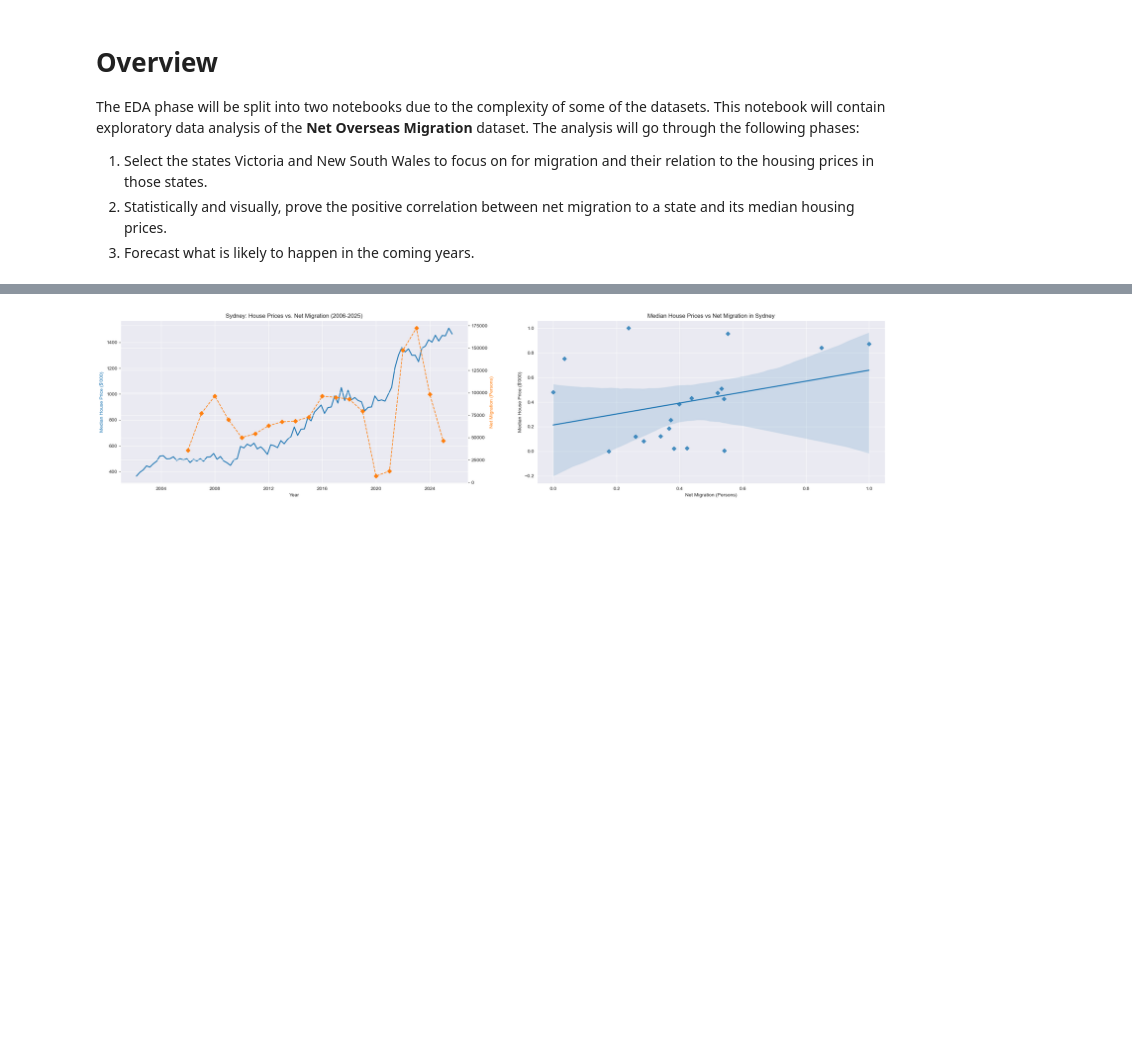
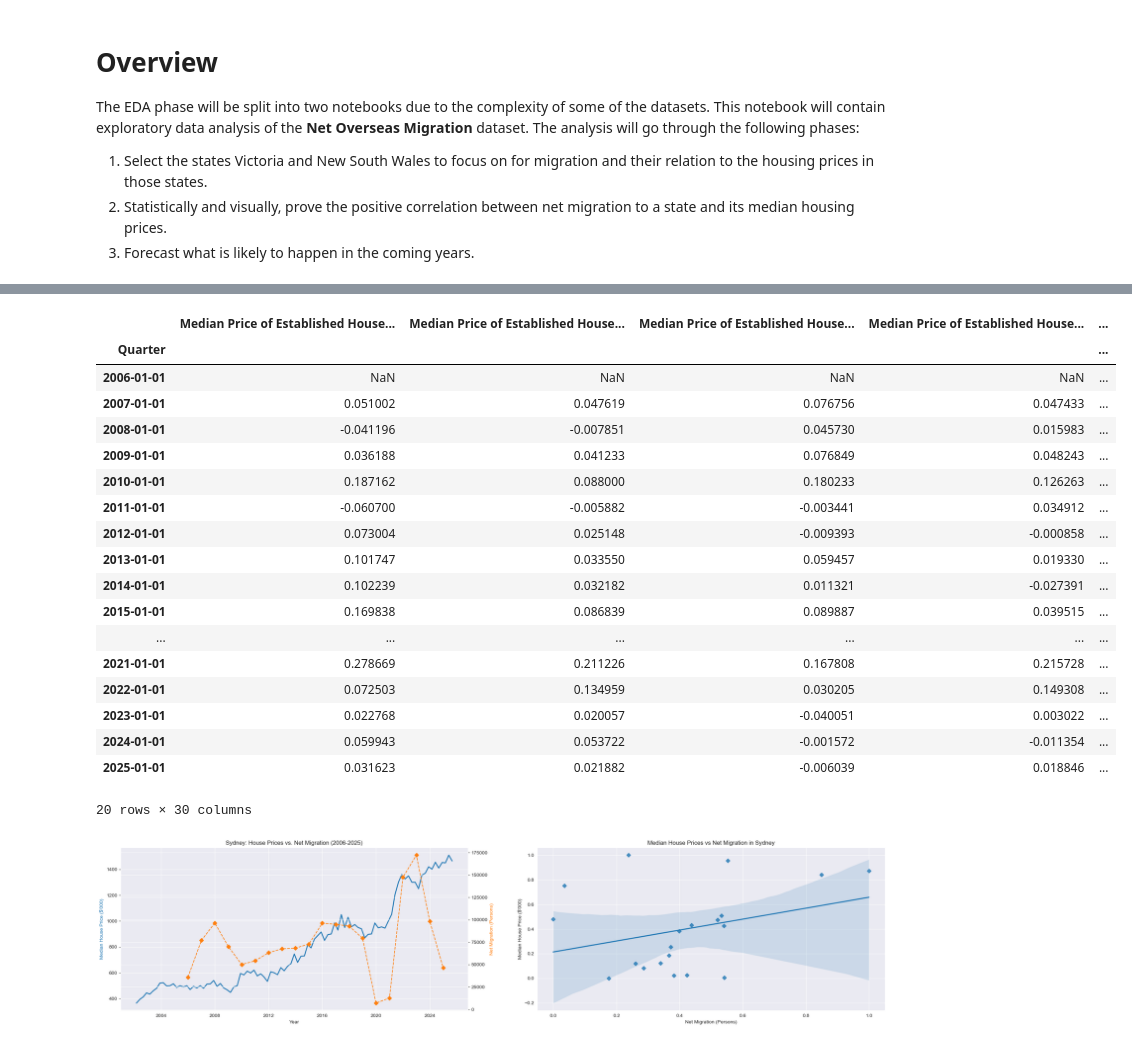
Before and after one commit to aydinkhan2005/Investigating-Factors-Affecting-Housing-in-Australia, a Jupyter notebook: notebooks/EDA_A.ipynb, the cells around one changed output, grey strips where cells are left out. Saved outputs shown, nothing was run; the diff lists cells and outputs as text; code cells hidden in the pictures; blank space fills up the shorter version.

```diff
--- a/notebooks/EDA_A.ipynb
+++ b/notebooks/EDA_A.ipynb
@@ -110,0 +96,4 @@ Number of entries for median house prices: 20
+# %%
+house_prices = pd.read_csv('../data/median_price_data.csv')
+house_prices.index = pd.to_datetime(house_prices.pop('Quarter'))
+house_prices.head()
@@ -110,0 +109,26 @@ Number of entries for median house prices: 20
+# %%
+# aggregate the median prices because our migration data follows a yearly frequency instead of quarterly
+house_prices_yearly = house_prices.resample('YS').mean()
+house_prices_yearly = house_prices_yearly.loc[house_prices_yearly.index.year >= 2006]
+pct_price_changes = house_prices_yearly.pct_change()
+pct_price_changes
+# %% [output]
+|  | Median Price of Established House... | Median Price of Established House... | Median Price of Established House... | Median Price of Established House... | ... |
+| Quarter |  |  |  |  | ... |
+| 2006-01-01 | NaN | NaN | NaN | NaN | ... |
+| 2007-01-01 | 0.051002 | 0.047619 | 0.076756 | 0.047433 | ... |
+| 2008-01-01 | -0.041196 | -0.007851 | 0.045730 | 0.015983 | ... |
+| 2009-01-01 | 0.036188 | 0.041233 | 0.076849 | 0.048243 | ... |
+| 2010-01-01 | 0.187162 | 0.088000 | 0.180233 | 0.126263 | ... |
+| 2011-01-01 | -0.060700 | -0.005882 | -0.003441 | 0.034912 | ... |
+| 2012-01-01 | 0.073004 | 0.025148 | -0.009393 | -0.000858 | ... |
+| 2013-01-01 | 0.101747 | 0.033550 | 0.059457 | 0.019330 | ... |
+| 2014-01-01 | 0.102239 | 0.032182 | 0.011321 | -0.027391 | ... |
+| 2015-01-01 | 0.169838 | 0.086839 | 0.089887 | 0.039515 | ... |
+| ... | ... | ... | ... | ... | ... |
+| 2021-01-01 | 0.278669 | 0.211226 | 0.167808 | 0.215728 | ... |
+| 2022-01-01 | 0.072503 | 0.134959 | 0.030205 | 0.149308 | ... |
+| 2023-01-01 | 0.022768 | 0.020057 | -0.040051 | 0.003022 | ... |
+| 2024-01-01 | 0.059943 | 0.053722 | -0.001572 | -0.011354 | ... |
+| 2025-01-01 | 0.031623 | 0.021882 | -0.006039 | 0.018846 | ... |
+20 rows × 30 columns
```
Also changed, not shown: parts of 14 cells of this notebook, 2 other files.
